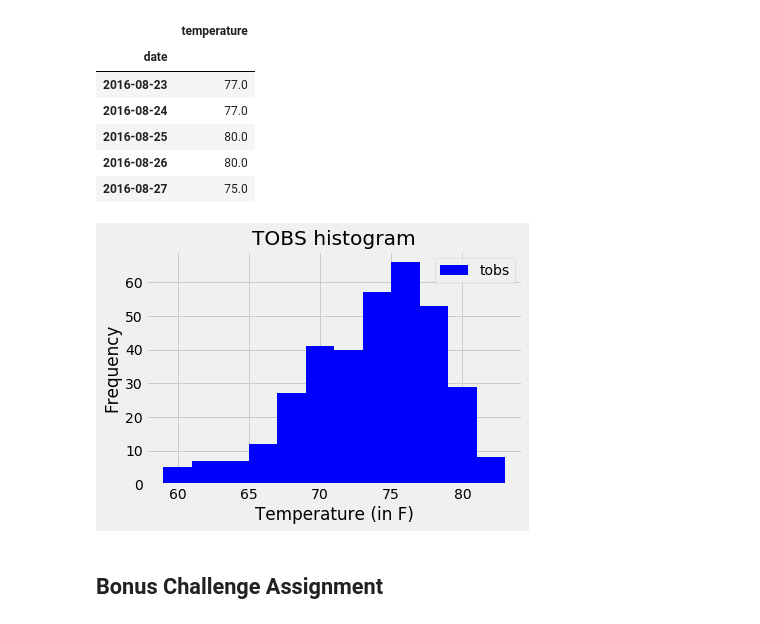
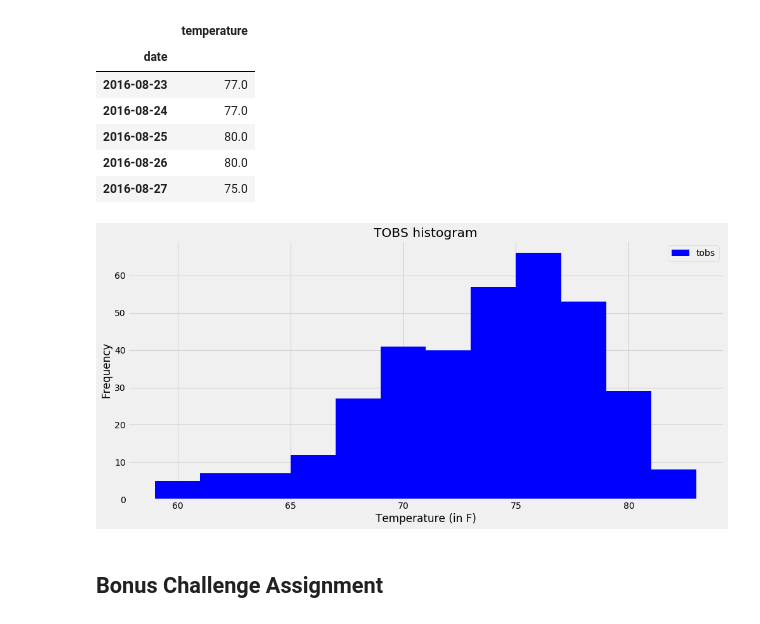
Before and after one commit to UoT-Bootcamp/SQLAlchemy-challenge, a Jupyter notebook: Surf_Up.ipynb, the cells around one changed output. Cells and saved outputs as stored; diff of their text form; code cells hidden in the pictures.

```diff
--- a/Surf_Up.ipynb
+++ b/Surf_Up.ipynb
@@ -207,16 +216,16 @@ active_station_df.head()
 | 2016-08-26 | 80.0 |
 | 2016-08-27 | 75.0 |
 # %%
-
-active_station_df.hist(bins =12, color = "blue")
+# Plot the histogram for the above DataFrame
+active_station_df.hist(bins =12, color = "blue", figsize = (15, 7))
 
 plt.xlabel("Temperature (in F)")
 plt.ylabel("Frequency")
 plt.legend(["tobs"], loc = "upper right")
 plt.title("TOBS histogram")
 plt.savefig("Images/tobs_histogram.png")
 plt.show()
 # %% [output]
-[figure, old version]
+[figure, new version]
 # %% [markdown]
 ## Bonus Challenge Assignment
```
Also changed, not shown: parts of 17 cells of this notebook, 2 other files.
